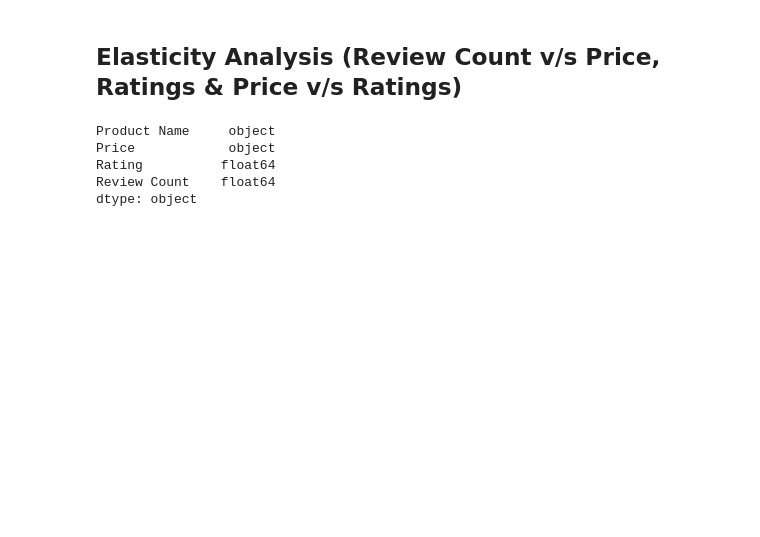
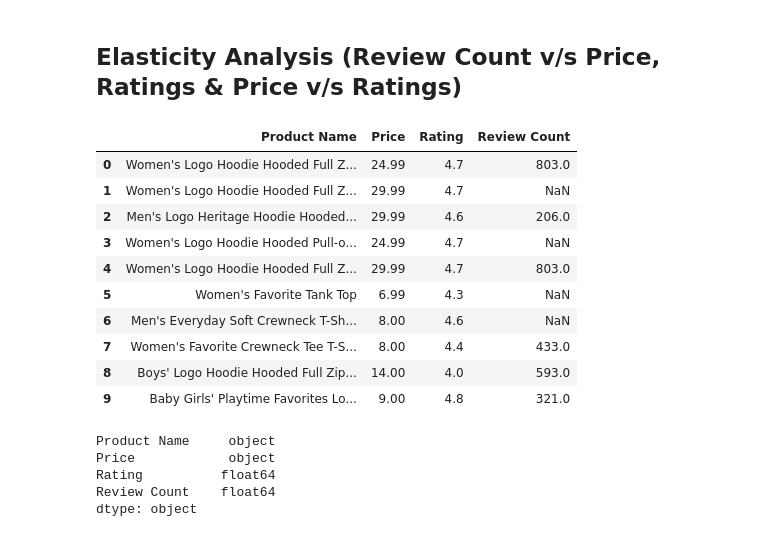
Before and after one commit to K-c-17/GAP_case_analysis, a Jupyter notebook: scripts/dextract_ratings_analysis_GAP.ipynb, the cells around one changed output. Drawn from its saved outputs; the diff is of its cells as text; code cells hidden in the pictures; blank space fills up the shorter version.

```diff
--- a/scripts/dextract_ratings_analysis_GAP.ipynb
+++ b/scripts/dextract_ratings_analysis_GAP.ipynb
@@ -179,5 +193,19 @@ plt.show()
 # %% [markdown]
 ## Elasticity Analysis (Review Count v/s Price, Ratings & Price v/s Ratings)
+# %%
+df.head(10)
+# %% [output]
+|  | Product Name | Price | Rating | Review Count |
+| 0 | Women's Logo Hoodie Hooded Full Z... | 24.99 | 4.7 | 803.0 |
+| 1 | Women's Logo Hoodie Hooded Full Z... | 29.99 | 4.7 | NaN |
+| 2 | Men's Logo Heritage Hoodie Hooded... | 29.99 | 4.6 | 206.0 |
+| 3 | Women's Logo Hoodie Hooded Pull-o... | 24.99 | 4.7 | NaN |
+| 4 | Women's Logo Hoodie Hooded Full Z... | 29.99 | 4.7 | 803.0 |
+| 5 | Women's Favorite Tank Top | 6.99 | 4.3 | NaN |
+| 6 | Men's Everyday Soft Crewneck T-Sh... | 8.00 | 4.6 | NaN |
+| 7 | Women's Favorite Crewneck Tee T-S... | 8.00 | 4.4 | 433.0 |
+| 8 | Boys' Logo Hoodie Hooded Full Zip... | 14.00 | 4.0 | 593.0 |
+| 9 | Baby Girls' Playtime Favorites Lo... | 9.00 | 4.8 | 321.0 |
 # %%
 df.dtypes
 # %% [output]
```
Also changed, not shown: parts of 15 cells of this notebook.
